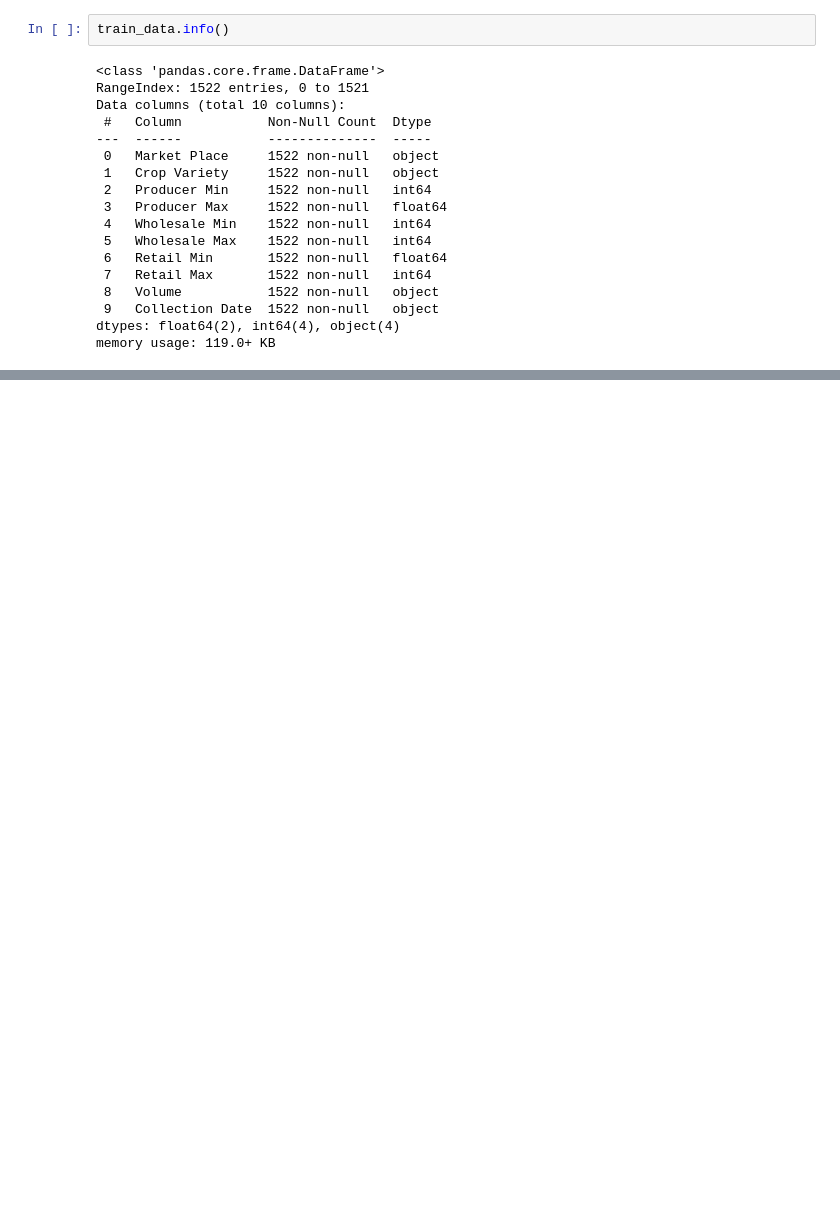
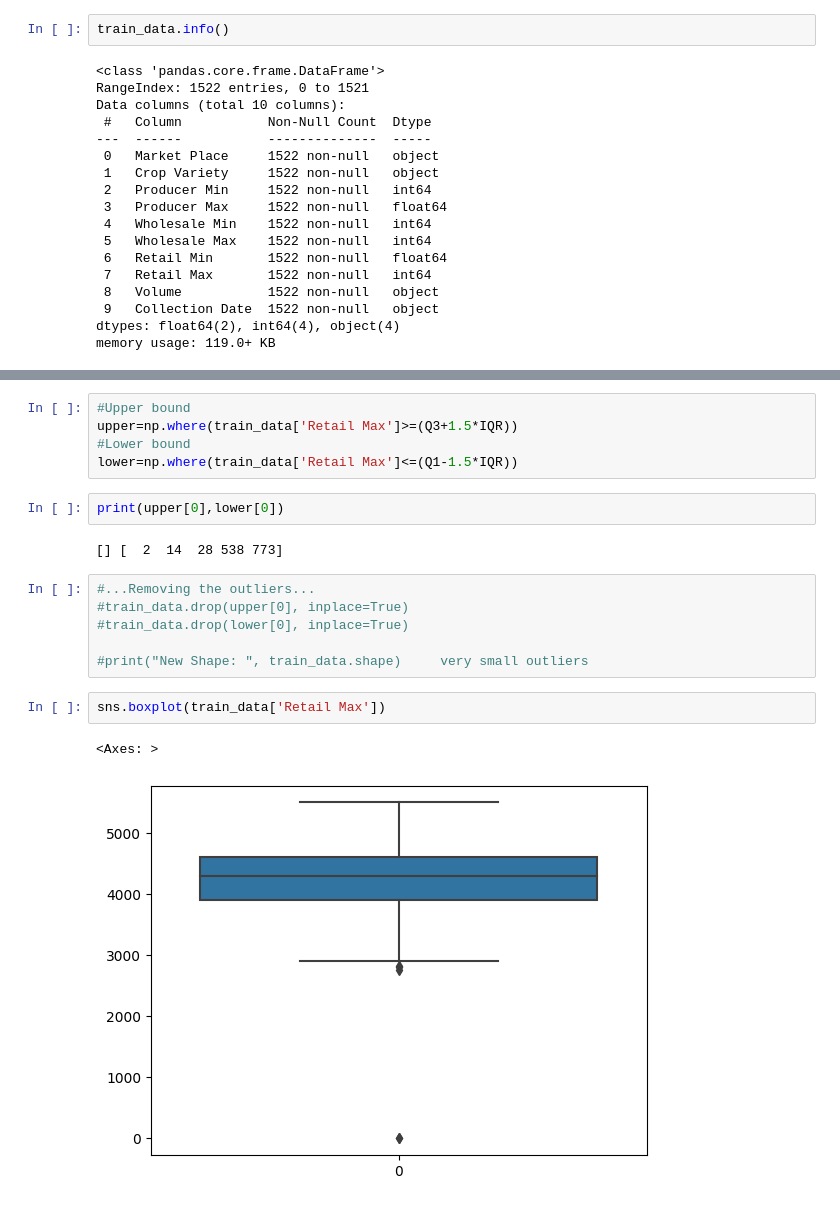
Before and after one commit to muez504/Dan-Project-, a Jupyter notebook: Dan Project .ipynb, the cells around one changed output, grey strips where cells are left out. Saved outputs shown, nothing was run; the diff lists cells and outputs as text; blank space fills up the shorter version.

```diff
--- a/Dan Project .ipynb
+++ b/Dan Project .ipynb
@@ -36,0 +229,20 @@ memory usage: 119.0+ KB
+# %%
+#Upper bound
+upper=np.where(train_data['Retail Max']>=(Q3+1.5*IQR))
+#Lower bound
+lower=np.where(train_data['Retail Max']<=(Q1-1.5*IQR))
+# %%
+print(upper[0],lower[0])
+# %% [output]
+[] [  2  14  28 538 773]
+# %%
+#...Removing the outliers...
+#train_data.drop(upper[0], inplace=True)
+#train_data.drop(lower[0], inplace=True)
+
+#print("New Shape: ", train_data.shape)     very small outliers
+# %%
+sns.boxplot(train_data['Retail Max'])
+# %% [output]
+<Axes: >
+[figure, added]
```
Also changed, not shown: parts of 79 cells of this notebook.
